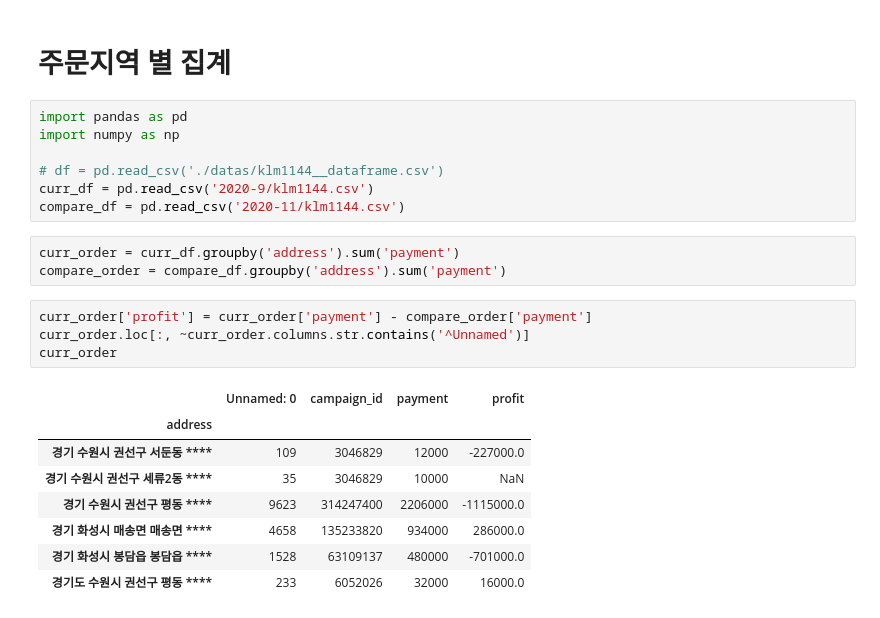
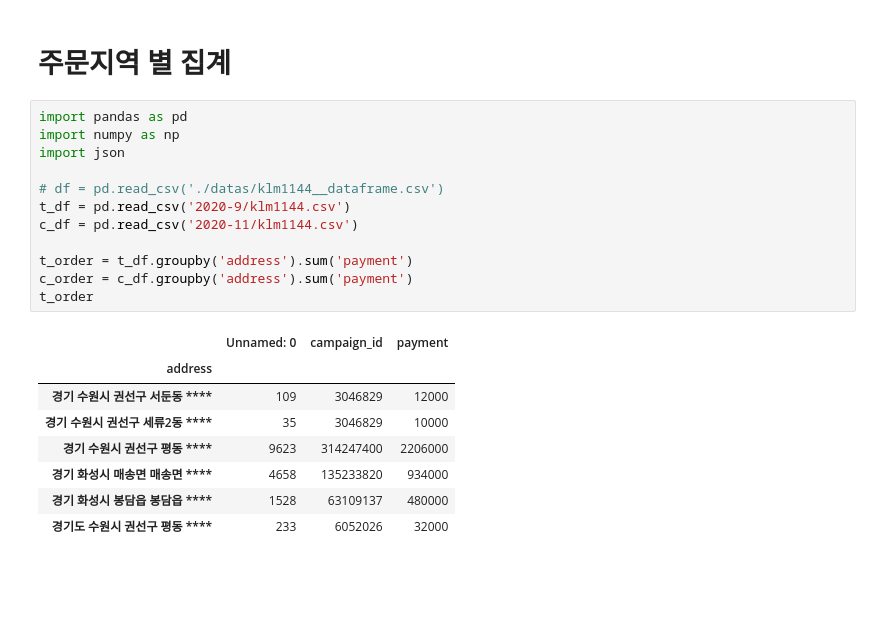
Before and after one commit to seongpil0948/injae, a Jupyter notebook: datas/handle_csv.ipynb, the cells around one changed output. Cells and saved outputs as stored; diff of their text form; blank space fills up the shorter version.

```diff
--- a/datas/handle_csv.ipynb
+++ b/datas/handle_csv.ipynb
@@ -3,23 +3,21 @@
 # %%
 import pandas as pd
 import numpy as np
+import json
 
 # df = pd.read_csv('./datas/klm1144__dataframe.csv')
-curr_df = pd.read_csv('2020-9/klm1144.csv')
-compare_df = pd.read_csv('2020-11/klm1144.csv')
+t_df = pd.read_csv('2020-9/klm1144.csv')
+c_df = pd.read_csv('2020-11/klm1144.csv')
+
+t_order = t_df.groupby('address').sum('payment')
+c_order = c_df.groupby('address').sum('payment')
+t_order
+# %% [output]
+|  | Unnamed: 0 | campaign_id | payment |
+| address |  |  |  |
+| 경기 수원시 권선구 서둔동 **** | 109 | 3046829 | 12000 |
+| 경기 수원시 권선구 세류2동 **** | 35 | 3046829 | 10000 |
+| 경기 수원시 권선구 평동 **** | 9623 | 314247400 | 2206000 |
+| 경기 화성시 매송면 매송면 **** | 4658 | 135233820 | 934000 |
+| 경기 화성시 봉담읍 봉담읍 **** | 1528 | 63109137 | 480000 |
+| 경기도 수원시 권선구 평동 **** | 233 | 6052026 | 32000 |
-# %%
-curr_order = curr_df.groupby('address').sum('payment')
-compare_order = compare_df.groupby('address').sum('payment')
-# %%
-curr_order['profit'] = curr_order['payment'] - compare_order['payment']
-curr_order.loc[:, ~curr_order.columns.str.contains('^Unnamed')]
-curr_order
-# %% [output]
-|  | Unnamed: 0 | campaign_id | payment | profit |
-| address |  |  |  |  |
-| 경기 수원시 권선구 서둔동 **** | 109 | 3046829 | 12000 | -227000.0 |
-| 경기 수원시 권선구 세류2동 **** | 35 | 3046829 | 10000 | NaN |
-| 경기 수원시 권선구 평동 **** | 9623 | 314247400 | 2206000 | -1115000.0 |
-| 경기 화성시 매송면 매송면 **** | 4658 | 135233820 | 934000 | 286000.0 |
-| 경기 화성시 봉담읍 봉담읍 **** | 1528 | 63109137 | 480000 | -701000.0 |
-| 경기도 수원시 권선구 평동 **** | 233 | 6052026 | 32000 | 16000.0 |
```
Also changed, not shown: parts of 13 cells of this notebook, 8 other files.
